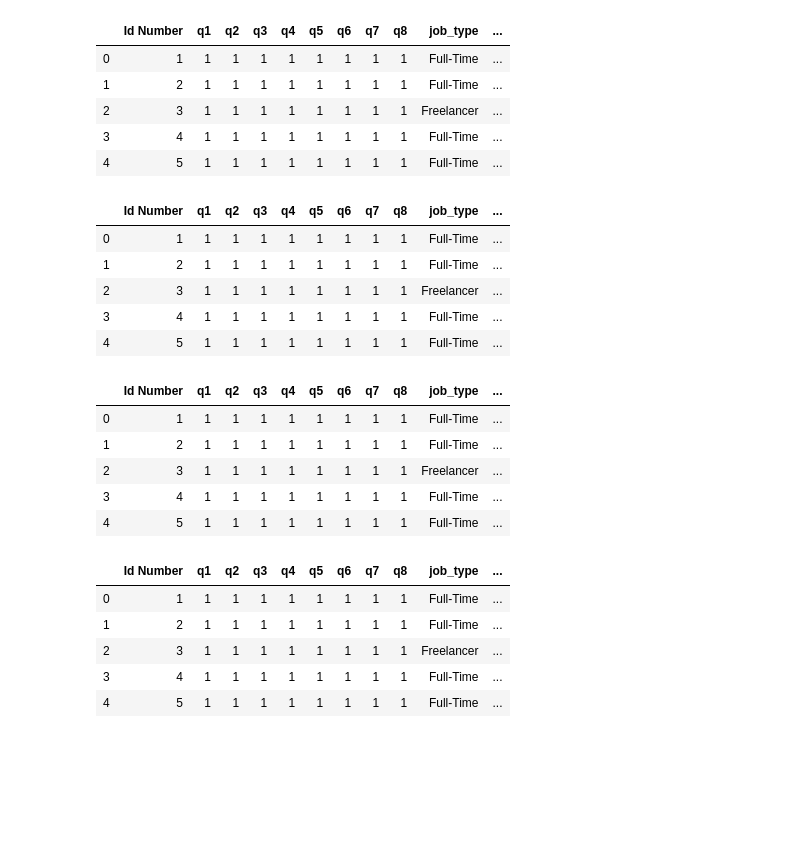
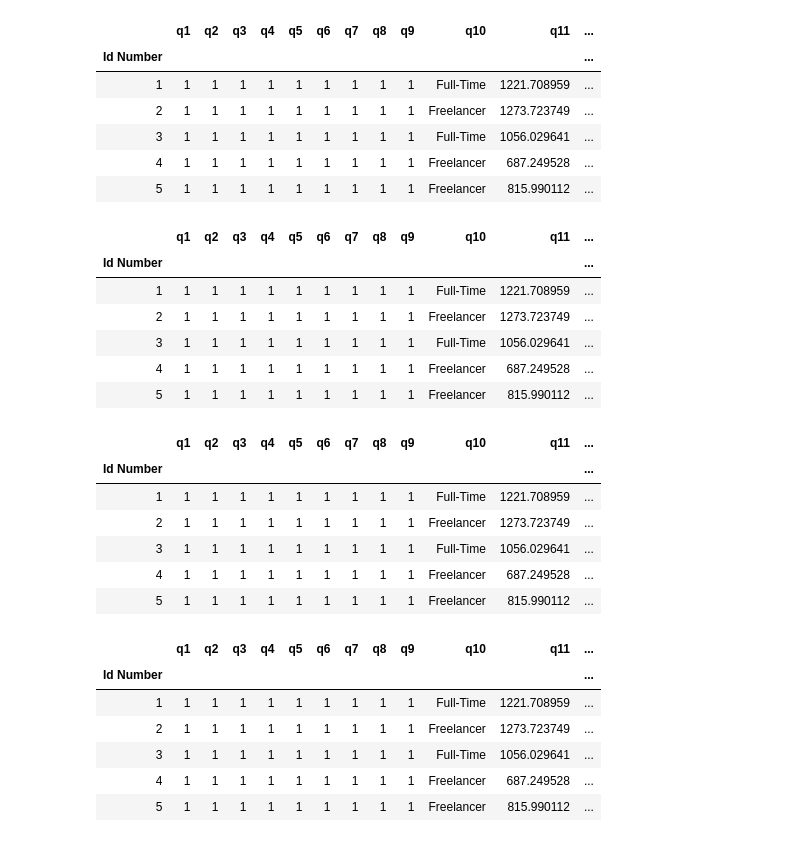
Before and after one commit to joanacruz94/HackathonIronhack, a Jupyter notebook: Data/Untitled.ipynb, the cells around one changed output. Cells and saved outputs as stored; diff of their text form; code cells hidden in the pictures; blank space fills up the shorter version.

```diff
--- a/Data/Untitled.ipynb
+++ b/Data/Untitled.ipynb
@@ -5,7 +5,8 @@ import bokeh
 import matplotlib.pyplot as plt
 pd.set_option("display.max_columns",35)
 # %%
-data = pd.read_csv('form_0.csv')
+data = pd.read_csv('../Data/form/form_0.csv')
 data.head()
 #data.drop(columns = ['q29','q30','q31','Unnamed: 32','Unnamed: 33'], inplace = True)
 data.head()
+data = data.set_index('Id Number')
@@ -31,6 +25,6 @@ for x in range(250):
 kind_job = random.sample(lst, len(lst))
 
 len(kind_job)
-data['q9'] = pd.Series(kind_job)
+data['q10'] = pd.Series(kind_job)
 data.head()
 # %% [output]
@@ -45,9 +40,9 @@ from scipy.stats import norm
 from scipy.stats import binom
 from scipy.stats import bernoulli
 
-data['q10'] = norm.rvs(loc = 1046, scale = 300, size = 249)
-data['q11'] = norm.rvs(loc = 1274, scale = 300, size = 249)
-data['q10']
+data['q11'] = norm.rvs(loc = 1046, scale = 300, size = 249)
+data['q12'] = norm.rvs(loc = 1274, scale = 300, size = 249)
+data['q11']
 
 # pordata
 # %% [output]
@@ -66,8 +62,8 @@ Name: q10, Length: 249, dtype: float64
 # %%
-data['q12'] = (data['q10']-data['q11'])/data['q10']
+""" data['q12'] = (data['q10']-data['q11'])/data['q10']
 
 data.rename(columns= {'q9':'job_type','q10':'your_salary','q11':'male_salary','q12':'perceived_gap'}, inplace = True)
 data.head()
 
-#calculated
+#calculated """
 # %% [output]
@@ -115,60 +108,64 @@ plt.hist(binomial)
 # %%
 data['q14'] = norm.rvs(loc = 0.10, scale = 0.02, size = 249)
 
-data.rename(columns= {'q14':'perc_women_exec'}, inplace = True)
+#data.rename(columns= {'q14':'perc_women_exec'}, inplace = True)
 data.head()
 
 #Eurostat
 # %% [output]
-|  | Id Number | q1 | q2 | q3 | q4 | q5 | q6 | q7 | q8 | job_type | ... |
-| 0 | 1 | 1 | 1 | 1 | 1 | 1 | 1 | 1 | 1 | Full-Time | ... |
-| 1 | 2 | 1 | 1 | 1 | 1 | 1 | 1 | 1 | 1 | Full-Time | ... |
-| 2 | 3 | 1 | 1 | 1 | 1 | 1 | 1 | 1 | 1 | Freelancer | ... |
-| 3 | 4 | 1 | 1 | 1 | 1 | 1 | 1 | 1 | 1 | Full-Time | ... |
-| 4 | 5 | 1 | 1 | 1 | 1 | 1 | 1 | 1 | 1 | Full-Time | ... |
+|  | q1 | q2 | q3 | q4 | q5 | q6 | q7 | q8 | q9 | q10 | q11 | ... |
+| Id Number |  |  |  |  |  |  |  |  |  |  |  | ... |
+| 1 | 1 | 1 | 1 | 1 | 1 | 1 | 1 | 1 | 1 | Full-Time | 1221.708959 | ... |
+| 2 | 1 | 1 | 1 | 1 | 1 | 1 | 1 | 1 | 1 | Freelancer | 1273.723749 | ... |
+| 3 | 1 | 1 | 1 | 1 | 1 | 1 | 1 | 1 | 1 | Full-Time | 1056.029641 | ... |
+| 4 | 1 | 1 | 1 | 1 | 1 | 1 | 1 | 1 | 1 | Freelancer | 687.249528 | ... |
+| 5 | 1 | 1 | 1 | 1 | 1 | 1 | 1 | 1 | 1 | Freelancer | 815.990112 | ... |
 # %%
 data['q15'] = norm.rvs(loc = 0.22, scale = 0.06, size = 249)
 
-data.rename(columns= {'q15':'perc_women_manag'}, inplace = True)
+#data.rename(columns= {'q15':'perc_women_manag'}, inplace = True)
 data.head()
 
 #Eurostat
 # %% [output]
-|  | Id Number | q1 | q2 | q3 | q4 | q5 | q6 | q7 | q8 | job_type | ... |
-| 0 | 1 | 1 | 1 | 1 | 1 | 1 | 1 | 1 | 1 | Full-Time | ... |
-| 1 | 2 | 1 | 1 | 1 | 1 | 1 | 1 | 1 | 1 | Full-Time | ... |
-| 2 | 3 | 1 | 1 | 1 | 1 | 1 | 1 | 1 | 1 | Freelancer | ... |
-| 3 | 4 | 1 | 1 | 1 | 1 | 1 | 1 | 1 | 1 | Full-Time | ... |
-| 4 | 5 | 1 | 1 | 1 | 1 | 1 | 1 | 1 | 1 | Full-Time | ... |
+|  | q1 | q2 | q3 | q4 | q5 | q6 | q7 | q8 | q9 | q10 | q11 | ... |
+| Id Number |  |  |  |  |  |  |  |  |  |  |  | ... |
+| 1 | 1 | 1 | 1 | 1 | 1 | 1 | 1 | 1 | 1 | Full-Time | 1221.708959 | ... |
+| 2 | 1 | 1 | 1 | 1 | 1 | 1 | 1 | 1 | 1 | Freelancer | 1273.723749 | ... |
+| 3 | 1 | 1 | 1 | 1 | 1 | 1 | 1 | 1 | 1 | Full-Time | 1056.029641 | ... |
+| 4 | 1 | 1 | 1 | 1 | 1 | 1 | 1 | 1 | 1 | Freelancer | 687.249528 | ... |
+| 5 | 1 | 1 | 1 | 1 | 1 | 1 | 1 | 1 | 1 | Freelancer | 815.990112 | ... |
 # %%
-data['q16'] = 1-data['perc_women_manag']-data['perc_women_exec']
+data['q16'] = 1-data['q15']-data['q14']
 
 
-data.rename(columns= {'q16':'perc_women_other'}, inplace = True)
+#data.rename(columns= {'q16':'perc_women_other'}, inplace = True)
 data.head()
 
 # Maybe we need to take this out - doesn't add information.
 # %% [output]
-|  | Id Number | q1 | q2 | q3 | q4 | q5 | q6 | q7 | q8 | job_type | ... |
-| 0 | 1 | 1 | 1 | 1 | 1 | 1 | 1 | 1 | 1 | Full-Time | ... |
-| 1 | 2 | 1 | 1 | 1 | 1 | 1 | 1 | 1 | 1 | Full-Time | ... |
-| 2 | 3 | 1 | 1 | 1 | 1 | 1 | 1 | 1 | 1 | Freelancer | ... |
-| 3 | 4 | 1 | 1 | 1 | 1 | 1 | 1 | 1 | 1 | Full-Time | ... |
-| 4 | 5 | 1 | 1 | 1 | 1 | 1 | 1 | 1 | 1 | Full-Time | ... |
+|  | q1 | q2 | q3 | q4 | q5 | q6 | q7 | q8 | q9 | q10 | q11 | ... |
+| Id Number |  |  |  |  |  |  |  |  |  |  |  | ... |
+| 1 | 1 | 1 | 1 | 1 | 1 | 1 | 1 | 1 | 1 | Full-Time | 1221.708959 | ... |
+| 2 | 1 | 1 | 1 | 1 | 1 | 1 | 1 | 1 | 1 | Freelancer | 1273.723749 | ... |
+| 3 | 1 | 1 | 1 | 1 | 1 | 1 | 1 | 1 | 1 | Full-Time | 1056.029641 | ... |
+| 4 | 1 | 1 | 1 | 1 | 1 | 1 | 1 | 1 | 1 | Freelancer | 687.249528 | ... |
+| 5 | 1 | 1 | 1 | 1 | 1 | 1 | 1 | 1 | 1 | Freelancer | 815.990112 | ... |
 # %%
 data['q17'] = bernoulli.rvs(0.078, size = 249)
 
-data.rename(columns= {'q17':'admin_gender_strat'}, inplace = True)
+#data.rename(columns= {'q17':'admin_gender_strat'}, inplace = True)
 data.head()
 
 # estimated from Australian Model
 # %% [output]
-|  | Id Number | q1 | q2 | q3 | q4 | q5 | q6 | q7 | q8 | job_type | ... |
-| 0 | 1 | 1 | 1 | 1 | 1 | 1 | 1 | 1 | 1 | Full-Time | ... |
-| 1 | 2 | 1 | 1 | 1 | 1 | 1 | 1 | 1 | 1 | Full-Time | ... |
-| 2 | 3 | 1 | 1 | 1 | 1 | 1 | 1 | 1 | 1 | Freelancer | ... |
-| 3 | 4 | 1 | 1 | 1 | 1 | 1 | 1 | 1 | 1 | Full-Time | ... |
-| 4 | 5 | 1 | 1 | 1 | 1 | 1 | 1 | 1 | 1 | Full-Time | ... |
+|  | q1 | q2 | q3 | q4 | q5 | q6 | q7 | q8 | q9 | q10 | q11 | ... |
+| Id Number |  |  |  |  |  |  |  |  |  |  |  | ... |
+| 1 | 1 | 1 | 1 | 1 | 1 | 1 | 1 | 1 | 1 | Full-Time | 1221.708959 | ... |
+| 2 | 1 | 1 | 1 | 1 | 1 | 1 | 1 | 1 | 1 | Freelancer | 1273.723749 | ... |
+| 3 | 1 | 1 | 1 | 1 | 1 | 1 | 1 | 1 | 1 | Full-Time | 1056.029641 | ... |
+| 4 | 1 | 1 | 1 | 1 | 1 | 1 | 1 | 1 | 1 | Freelancer | 687.249528 | ... |
+| 5 | 1 | 1 | 1 | 1 | 1 | 1 | 1 | 1 | 1 | Freelancer | 815.990112 | ... |
 # %%
 data['q18'] = bernoulli.rvs(0.4, size = 249)
 
```
Also changed, not shown: parts of 18 cells of this notebook, 1 other file.
